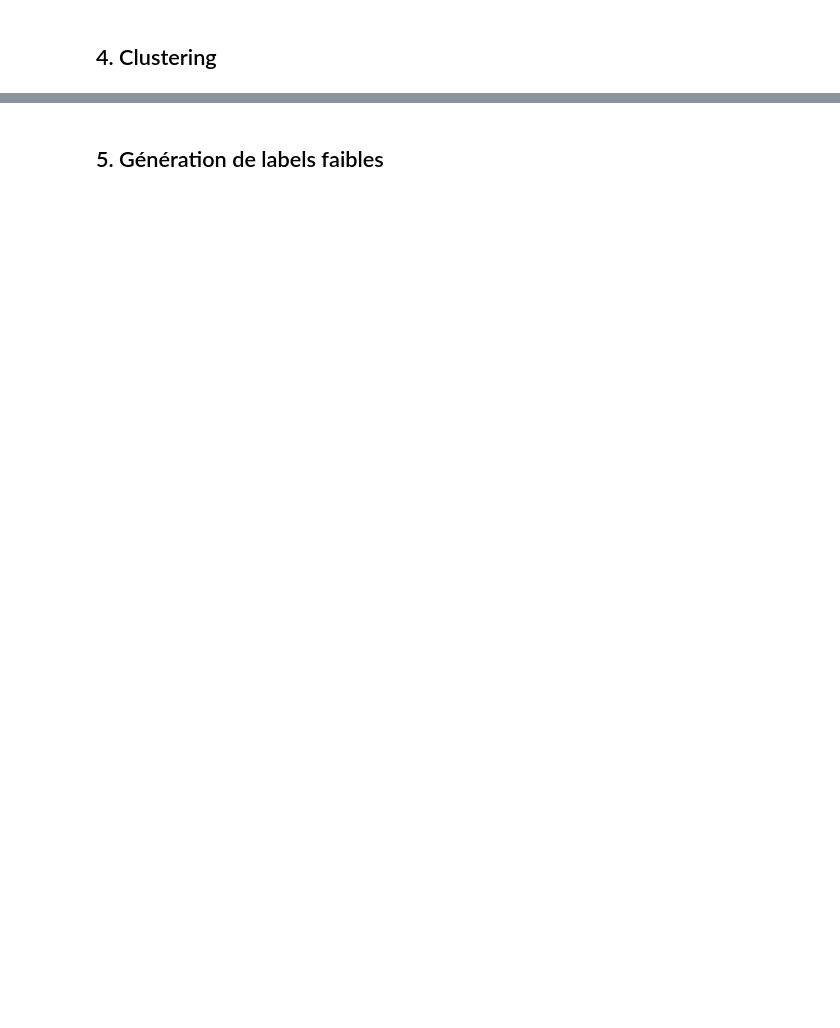
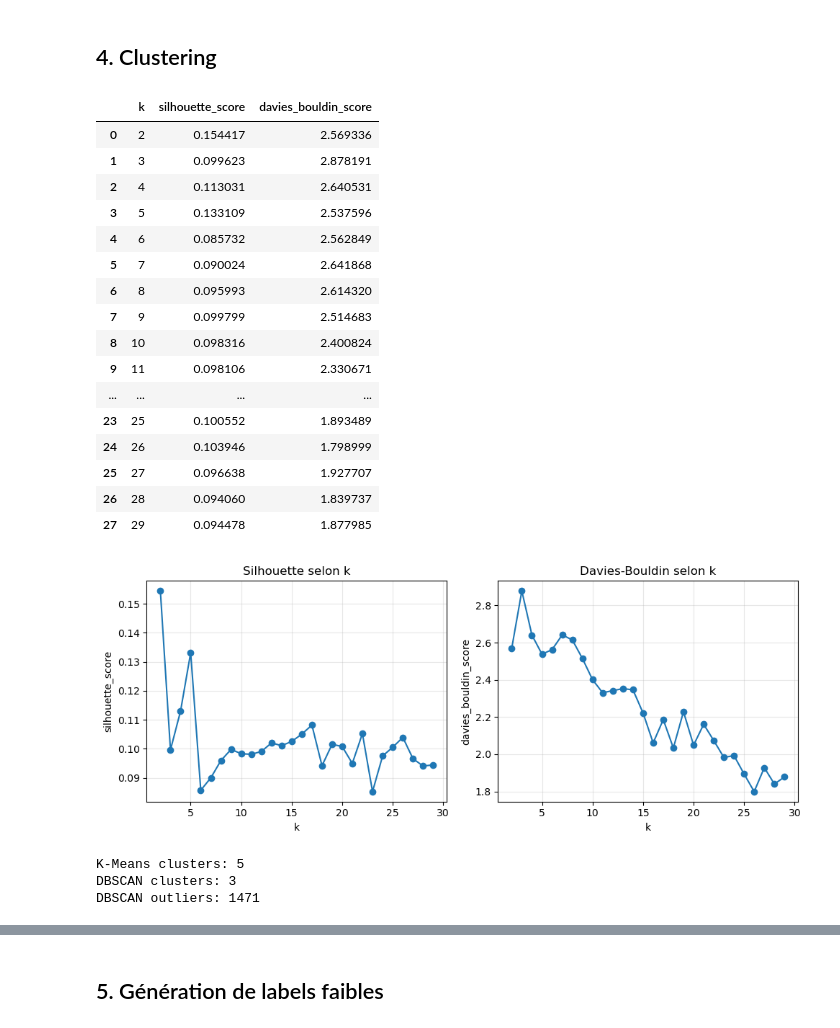
Before and after one commit to Kisai-DG-SLU/label_image, a Jupyter notebook: notebooks/01_exploratory_analysis.ipynb, the cells around one changed output, grey strips where cells are left out. Cells and saved outputs as stored; diff of their text form; code cells hidden in the pictures; blank space fills up the shorter version.

```diff
--- a/notebooks/01_exploratory_analysis.ipynb
+++ b/notebooks/01_exploratory_analysis.ipynb
@@ -98,15 +247,78 @@ plt.show()
 # %% [markdown]
 ## 4. Clustering
+# %%
+k_values = range(2, 30)
+sil_scores = []
+db_scores = []
+
+for k in k_values:
+    km = KMeans(n_clusters=k, random_state=42, n_init=10)
+    labels_k = km.fit_predict(features_pca_clustering)
+    sil_scores.append(silhouette_score(features_pca_clustering, labels_k))
+    db_scores.append(davies_bouldin_score(features_pca_clustering, labels_k))
+
+results_k = pd.DataFrame({
+    'k': list(k_values),
+    'silhouette_score': sil_scores,
+    'davies_bouldin_score': db_scores
+})
+
+display(results_k)
+
+plt.figure(figsize=(10, 4))
+
+plt.subplot(1, 2, 1)
+plt.plot(results_k['k'], results_k['silhouette_score'], marker='o')
+plt.title('Silhouette selon k')
+plt.xlabel('k')
+plt.ylabel('silhouette_score')
+plt.grid(True, alpha=0.3)
+
+plt.subplot(1, 2, 2)
+plt.plot(results_k['k'], results_k['davies_bouldin_score'], marker='o')
+plt.title('Davies-Bouldin selon k')
+plt.xlabel('k')
+plt.ylabel('davies_bouldin_score')
+plt.grid(True, alpha=0.3)
+
+plt.tight_layout()
+plt.show()
+# %% [output]
+|  | k | silhouette_score | davies_bouldin_score |
+| 0 | 2 | 0.154417 | 2.569336 |
+| 1 | 3 | 0.099623 | 2.878191 |
+| 2 | 4 | 0.113031 | 2.640531 |
+| 3 | 5 | 0.133109 | 2.537596 |
+| 4 | 6 | 0.085732 | 2.562849 |
+| 5 | 7 | 0.090024 | 2.641868 |
+| 6 | 8 | 0.095993 | 2.614320 |
+| 7 | 9 | 0.099799 | 2.514683 |
+| 8 | 10 | 0.098316 | 2.400824 |
+| 9 | 11 | 0.098106 | 2.330671 |
+| ... | ... | ... | ... |
+| 23 | 25 | 0.100552 | 1.893489 |
+| 24 | 26 | 0.103946 | 1.798999 |
+| 25 | 27 | 0.096638 | 1.927707 |
+| 26 | 28 | 0.094060 | 1.839737 |
+| 27 | 29 | 0.094478 | 1.877985 |
+[figure, added]
 # %%
+# Choix empirique initial ; on pourra aussi le tester plus bas
 optimal_k = 5
 
 kmeans = KMeans(n_clusters=optimal_k, random_state=42, n_init=10)
-cluster_labels_kmeans = kmeans.fit_predict(features_pca)
+cluster_labels_kmeans = kmeans.fit_predict(features_pca_clustering)
 
-dbscan = DBSCAN(eps=0.5, min_samples=5)
-cluster_labels_dbscan = dbscan.fit_predict(features_pca)
+# DBSCAN dans un espace plus stable
+dbscan = DBSCAN(eps=8.0, min_samples=10)
+cluster_labels_dbscan = dbscan.fit_predict(features_pca_clustering)
 
 print('K-Means clusters:', len(np.unique(cluster_labels_kmeans)))
 print('DBSCAN clusters:', len(np.unique(cluster_labels_dbscan)))
+print('DBSCAN outliers:', int(np.sum(cluster_labels_dbscan == -1)))
+# %% [output]
+K-Means clusters: 5
+DBSCAN clusters: 3
+DBSCAN outliers: 1471
 # %%
 def evaluate_clusters(x, y):
```
Also changed, not shown: parts of 16 cells of this notebook, 10 other files.
